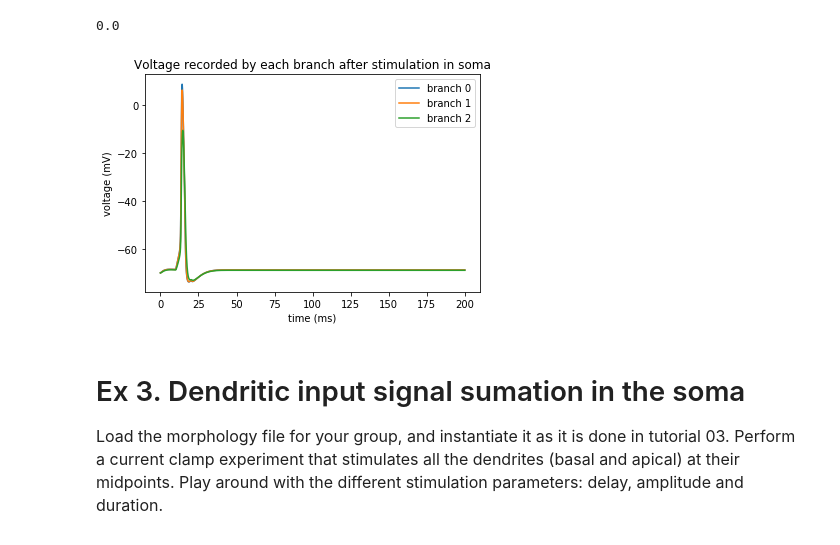
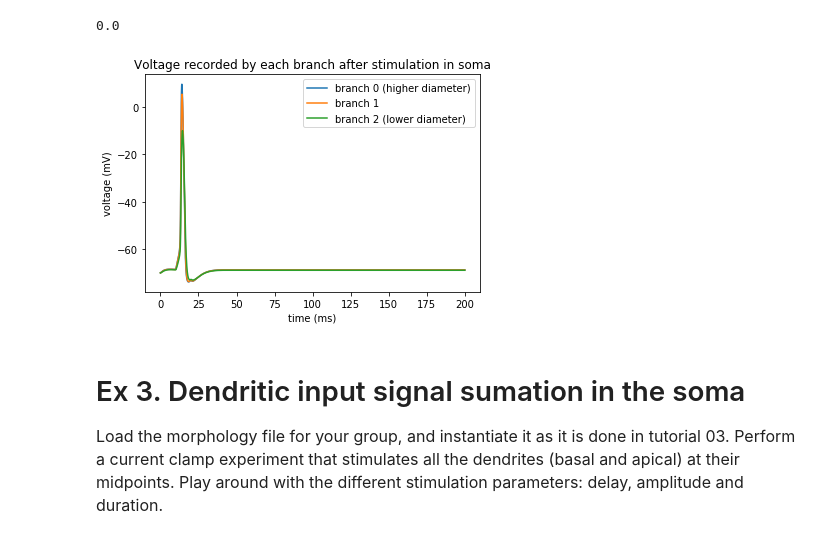
Before and after one commit to jjt20/InSilicoClass, a Jupyter notebook: my_notebooks/Week4/Week4_HomeWork.ipynb, the cells around one changed output. Cells and saved outputs as stored; diff of their text form; code cells hidden in the pictures.

```diff
--- a/my_notebooks/Week4/Week4_HomeWork.ipynb
+++ b/my_notebooks/Week4/Week4_HomeWork.ipynb
@@ -236,16 +237,16 @@ h.continuerun(200) # final time
 0.0
 # %%
 plt.figure()
-plt.plot(rec_t,v0, label = "branch 0")
+plt.plot(rec_t,v0, label = "branch 0 (higher diameter)")
 plt.plot(rec_t,v1, label = "branch 1")
-plt.plot(rec_t,v2, label = "branch 2")
+plt.plot(rec_t,v2, label = "branch 2 (lower diameter)")
 plt.legend(loc="upper right")
 plt.xlabel("time (ms)")
 plt.ylabel("voltage (mV)")
 plt.title("Voltage recorded by each branch after stimulation in soma")
 plt.show()
 # %% [output]
-[figure, old version]
+[figure, new version]
 # %% [markdown]
 # Ex 3. Dendritic input signal sumation in the soma
 
```
Also changed, not shown: parts of 3 cells of this notebook.
